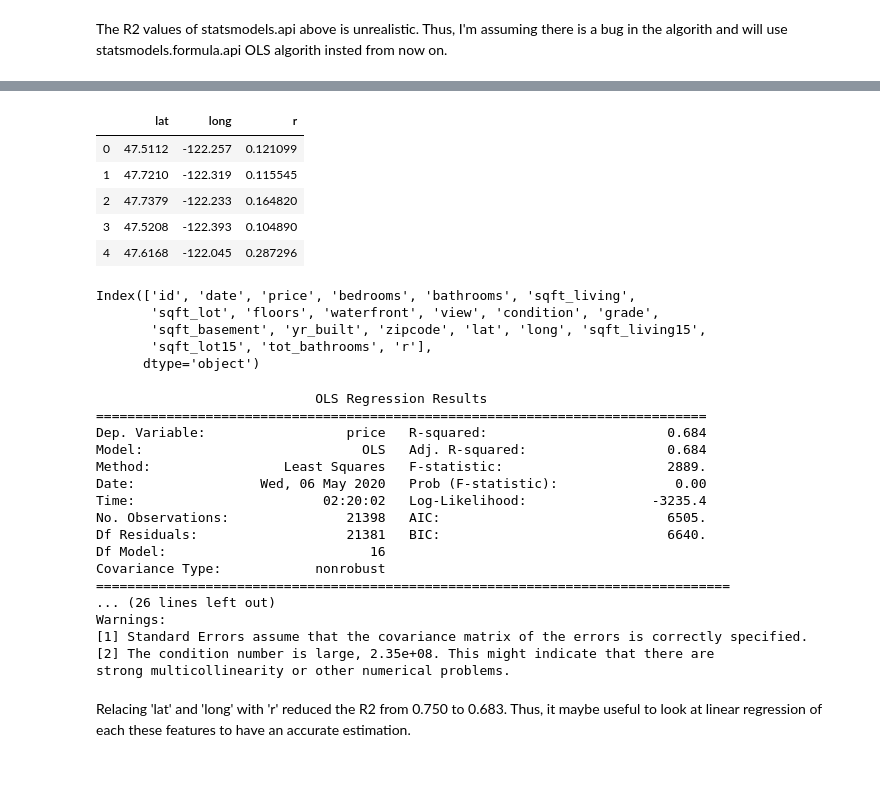
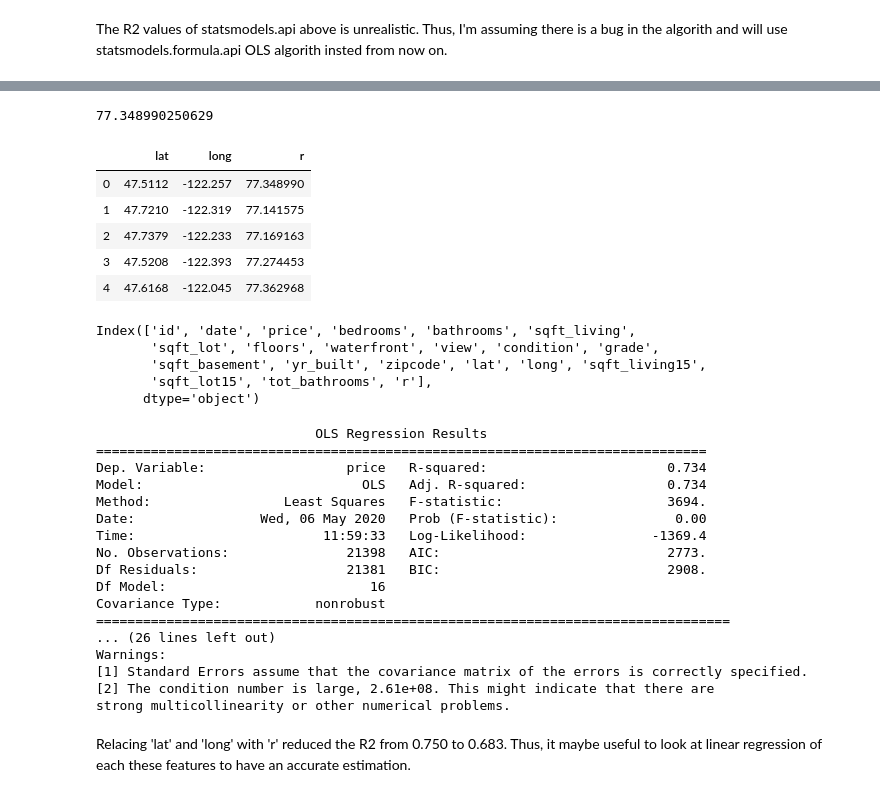
Before and after one commit to GitHub-ccd/Housing_price_regression_model_MOD_2, a Jupyter notebook: normalizing.ipynb, the cells around one changed output, grey strips where cells are left out. Cells and saved outputs as stored; diff of their text form; code cells hidden in the pictures.

```diff
--- a/normalizing.ipynb
+++ b/normalizing.ipynb
@@ -337,14 +339,33 @@ r = np.sqrt((x1 - 47.6062)^2 + (y1 - 122.3321)^2)
+# %%
+def Cal_dist(lat2, lon2):
+    #lat2=47.5112; lon2=-122.257
+    lat1=47.6062; lon1=122.3321 # Seattel
+    R = 6371*10^3; # in meters
+    φ1 = lat1 * np.pi/180; # φ, λ in radians
+    φ2 = lat2 * np.pi/180;
+    Δφ = (lat2-lat1) * np.pi/180;
+    Δλ = (lon2-lon1) * np.pi/180;
+
+    a = np.sin(Δφ/2) * np.sin(Δφ/2) + np.cos(φ1) * np.cos(φ2) * np.sin(Δλ/2) * np.sin(Δλ/2);
+    c = 2 * np.arctan2(np.sqrt(a), np.sqrt(1-a));
+
+    d = (R * c )/1000; # in kilo metres km
+    return d
+
+print(Cal_dist(47.5112, -122.257))
+# %% [output]
+77.348990250629
 # %%
-kc['r'] = kc.apply(lambda row: np.sqrt(((row.lat - 47.6062)**2) + ((row.long - (-122.3321))**2)), axis=1)
+kc['r'] = kc.apply(lambda row: Cal_dist(row.lat, row.long) , axis=1)
 display(kc[['lat', 'long', 'r']].head())
 print(kc.columns)
 # %% [output]
 |  | lat | long | r |
-| 0 | 47.5112 | -122.257 | 0.121099 |
-| 1 | 47.7210 | -122.319 | 0.115545 |
-| 2 | 47.7379 | -122.233 | 0.164820 |
-| 3 | 47.5208 | -122.393 | 0.104890 |
-| 4 | 47.6168 | -122.045 | 0.287296 |
+| 0 | 47.5112 | -122.257 | 77.348990 |
+| 1 | 47.7210 | -122.319 | 77.141575 |
+| 2 | 47.7379 | -122.233 | 77.169163 |
+| 3 | 47.5208 | -122.393 | 77.274453 |
+| 4 | 47.6168 | -122.045 | 77.362968 |
 Index(['id', 'date', 'price', 'bedrooms', 'bathrooms', 'sqft_living',
        'sqft_lot', 'floors', 'waterfront', 'view', 'condition', 'grade',
        'sqft_basement', 'yr_built', 'zipcode', 'lat', 'long', 'sqft_living15',
@@ -362,20 +383,20 @@ print(model.summary())
 # %% [output]
                             OLS Regression Results
 ==============================================================================
-Dep. Variable:                  price   R-squared:                       0.684
-Model:                            OLS   Adj. R-squared:                  0.684
-Method:                 Least Squares   F-statistic:                     2889.
+Dep. Variable:                  price   R-squared:                       0.734
+Model:                            OLS   Adj. R-squared:                  0.734
+Method:                 Least Squares   F-statistic:                     3694.
 Date:                Wed, 06 May 2020   Prob (F-statistic):               0.00
-Time:                        02:20:02   Log-Likelihood:                -3235.4
-No. Observations:               21398   AIC:                             6505.
-Df Residuals:                   21381   BIC:                             6640.
+Time:                        11:59:33   Log-Likelihood:                -1369.4
+No. Observations:               21398   AIC:                             2773.
+Df Residuals:                   21381   BIC:                             2908.
 Df Model:                          16
 Covariance Type:            nonrobust
 =================================================================================
 ... (26 lines left out)
 Warnings:
 [1] Standard Errors assume that the covariance matrix of the errors is correctly specified.
-[2] The condition number is large, 2.35e+08. This might indicate that there are
+[2] The condition number is large, 2.61e+08. This might indicate that there are
 strong multicollinearity or other numerical problems.
 # %% [markdown]
 Relacing 'lat' and 'long' with 'r' reduced the R2 from 0.750 to 0.683. Thus, it maybe useful to look at linear regression of each these features to have an accurate estimation.
```
Also changed, not shown: parts of 20 cells of this notebook, 16 other files.
